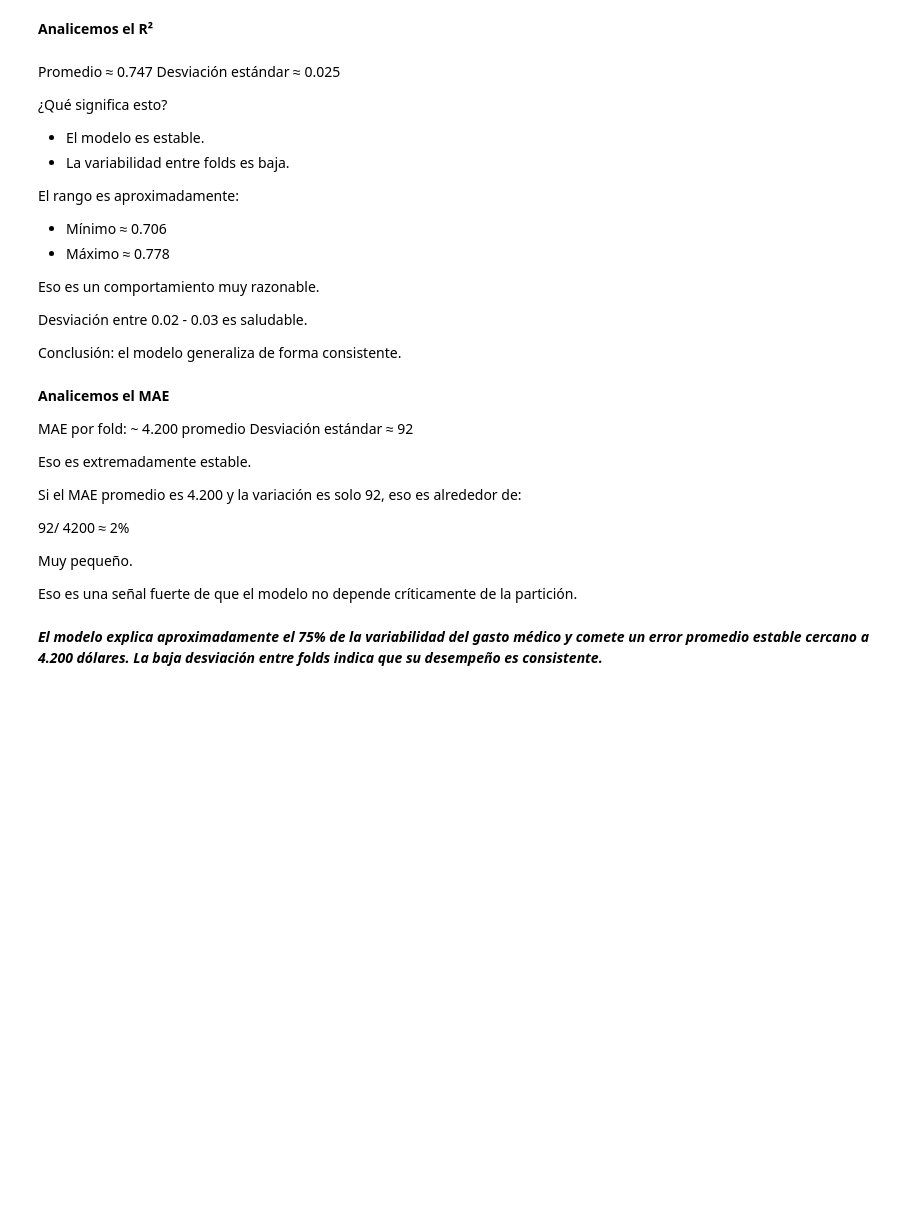
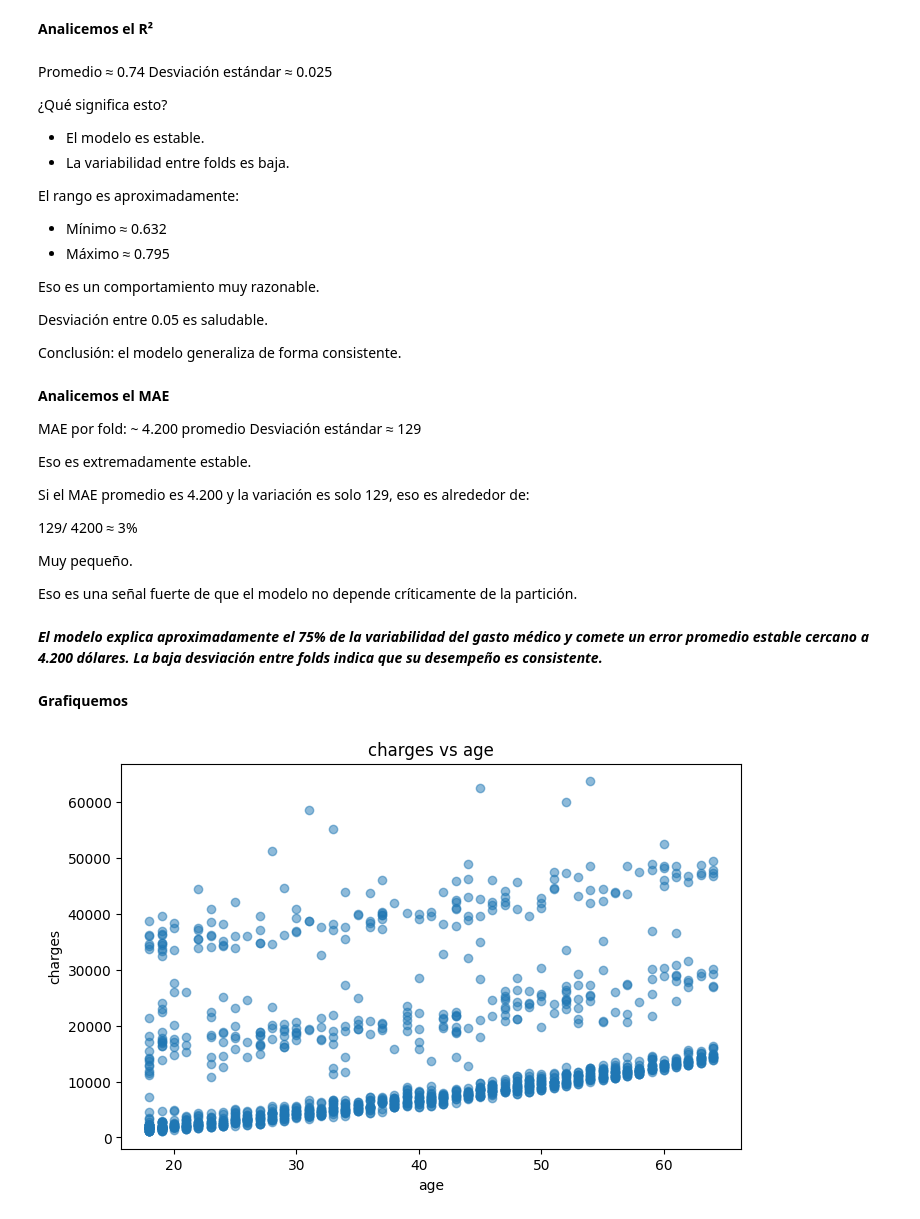
Before and after one commit to yuri19762008/000_ANALISTA_DATOS, a Jupyter notebook: Bootcamp-main/Modulo6/Leccion4/Regression.ipynb, the cells around one changed output. Cells and saved outputs as stored; diff of their text form; code cells hidden in the pictures; blank space fills up the shorter version.

```diff
--- a/Bootcamp-main/Modulo6/Leccion4/Regression.ipynb
+++ b/Bootcamp-main/Modulo6/Leccion4/Regression.ipynb
@@ -117,7 +186,7 @@ Desviación estándar: 92.30009870416124
 # %% [markdown]
 **Analicemos el R²**
 # %% [markdown]
-Promedio ≈ 0.747
+Promedio ≈ 0.74
 Desviación estándar ≈ 0.025
 
 ¿Qué significa esto?
@@ -126,29 +195,40 @@ Desviación estándar ≈ 0.025
 * La variabilidad entre folds es baja.
 
 El rango es aproximadamente:
-* Mínimo ≈ 0.706
-* Máximo ≈ 0.778
+* Mínimo ≈ 0.632
+* Máximo ≈ 0.795
 
 Eso es un comportamiento muy razonable.
 
-Desviación entre 0.02 - 0.03 es saludable.
+Desviación entre 0.05 es saludable.
 
 Conclusión: el modelo generaliza de forma consistente.
 # %% [markdown]
 **Analicemos el MAE**
 
 MAE por fold: ~ 4.200 promedio
-Desviación estándar ≈ 92
+Desviación estándar ≈ 129
 
 Eso es extremadamente estable.
 
 
-Si el MAE promedio es 4.200 y la variación es solo 92, eso es alrededor de:
+Si el MAE promedio es 4.200 y la variación es solo 129, eso es alrededor de:
 
-92/ 4200 ≈ 2%
+129/ 4200 ≈ 3%
 
 Muy pequeño.
 
 Eso es una señal fuerte de que el modelo no depende críticamente de la partición.
 # %% [markdown]
 ***El modelo explica aproximadamente el 75% de la variabilidad del gasto médico y comete un error promedio estable cercano a 4.200 dólares. La baja desviación entre folds indica que su desempeño es consistente.***
+# %% [markdown]
+**Grafiquemos**
+# %%
+plt.figure(figsize=(8,5))
+plt.scatter(df["age"], df["charges"], alpha=0.5)
+plt.xlabel("age")
+plt.ylabel("charges")
+plt.title("charges vs age")
+plt.show()
+# %% [output]
+[figure, added]
```
Also changed, not shown: parts of 17 cells of this notebook, 4 other files.
